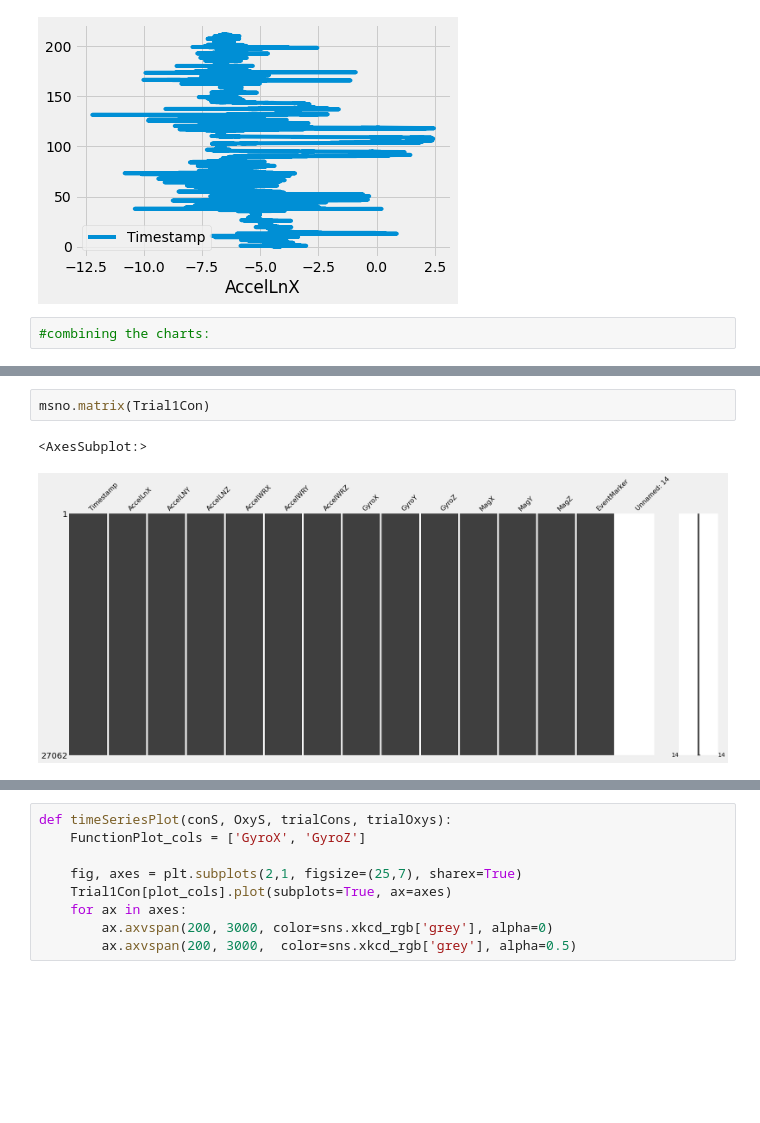
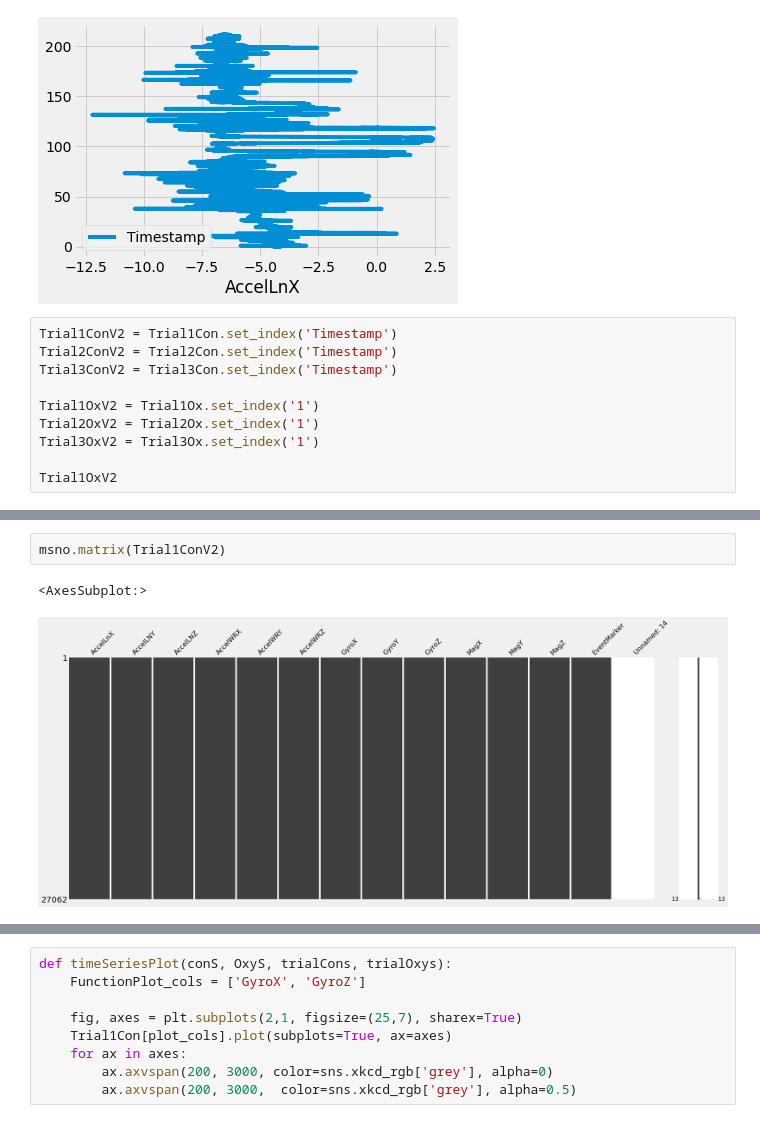
Before and after one commit to VirajJaneja/FNIRSMotionArtifacts, a Jupyter notebook: Motion Artifact Identification.ipynb, the cells around one changed output, grey strips where cells are left out. Cells and saved outputs as stored; diff of their text form; blank space fills up the shorter version.

```diff
--- a/Motion Artifact Identification.ipynb
+++ b/Motion Artifact Identification.ipynb
@@ -259,4 +259,12 @@ Trial1Con.plot('AccelLnX', 'Timestamp')
 <AxesSubplot:xlabel='AccelLnX'>
 [figure]
 # %%
-#combining the charts:
+Trial1ConV2 = Trial1Con.set_index('Timestamp')
+Trial2ConV2 = Trial2Con.set_index('Timestamp')
+Trial3ConV2 = Trial3Con.set_index('Timestamp')
+
+Trial1OxV2 = Trial1Ox.set_index('1')
+Trial2OxV2 = Trial2Ox.set_index('1')
+Trial3OxV2 = Trial3Ox.set_index('1')
+
+Trial1OxV2
@@ -263,6 +286,6 @@ Trial1Con.plot('AccelLnX', 'Timestamp')
 # %%
-msno.matrix(Trial1Con)
+msno.matrix(Trial1ConV2)
 # %% [output]
 <AxesSubplot:>
-[figure, old version]
+[figure, new version]
 # %%
```
Also changed, not shown: parts of 3 cells of this notebook.
